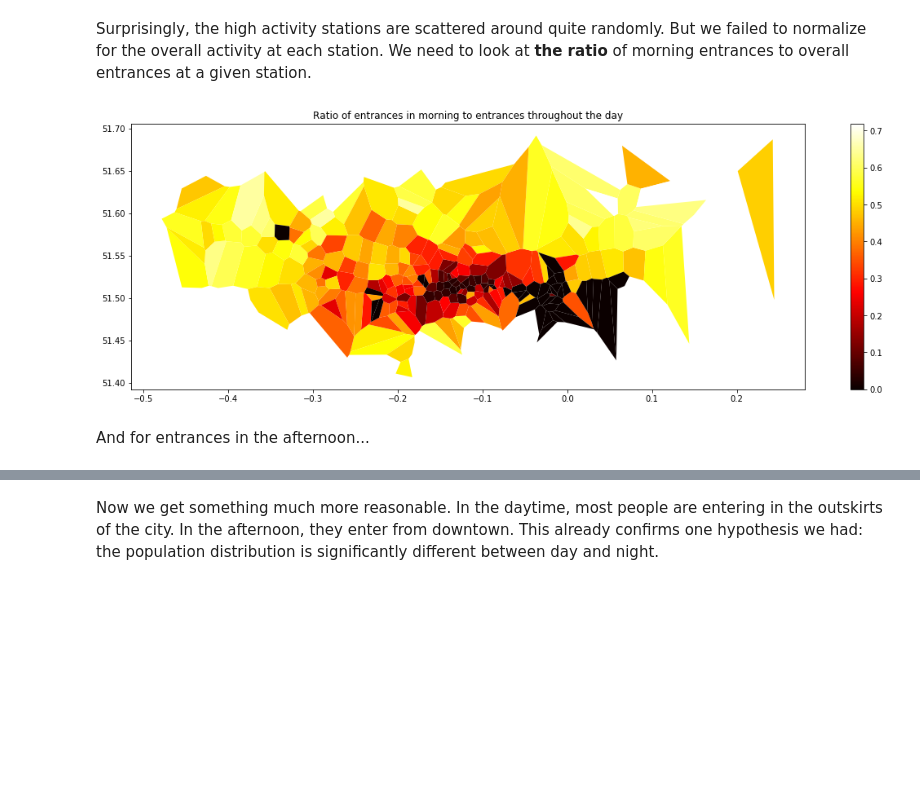
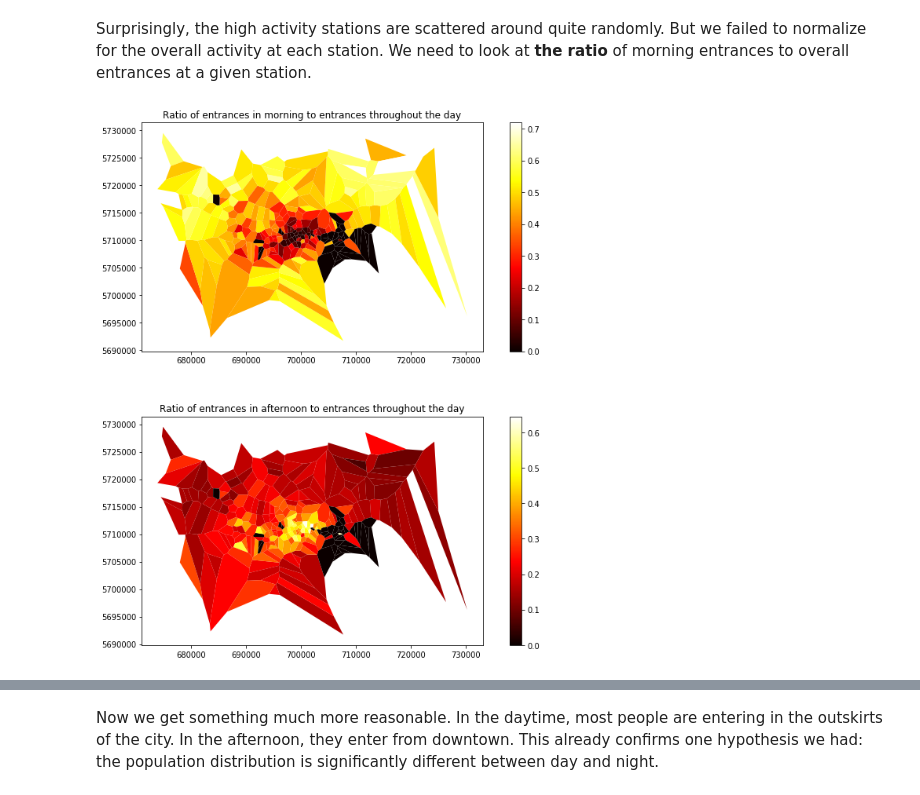
Before and after one commit to itko/cities, a Jupyter notebook: notebooks/london.ipynb, the cells around one changed output, grey strips where cells are left out. Drawn from its saved outputs; the diff is of its cells as text; code cells hidden in the pictures; blank space fills up the shorter version.

```diff
--- a/notebooks/london.ipynb
+++ b/notebooks/london.ipynb
@@ -234,5 +229,6 @@ Now overlay the station locations.
 # %%
 shp_stations = gpd.read_file('../data/london/shapes/stations/stations.shp')
+shp_stations.to_crs(epsg=PROJECTION, inplace=True)
 shp_stations.columns = shp_stations.columns.str.lower()
 shp_stations.name = shp_stations.name.str.replace('\t','').str.replace('\n','').str.replace(' Station','')
 # %%
@@ -263,7 +245,7 @@ day_map = {
 # %%
 # Get the entrances and exists. For this we map times to either morning, afternoon, or None
-entrances = data_en.groupby(data_en.index.to_series().dt.strftime('%H').map(day_map, na_action='ignore')).sum()
-exits = data_ex.groupby(data_ex.index.to_series().dt.strftime('%H').map(day_map)).sum()
+entrances = data_en.groupby(time_of_day).sum()
+exits = data_ex.groupby(time_of_day).sum()
 # %%
 # Assign entrance/exit counts based on station name
 shp_stations['entrances_am'] = 0
@@ -273,8 +255,10 @@ shp_stations['exits_pm'] = 0
 for station in stations:
     shp_stations.loc[shp_stations.name == station,'entrances_am'] = entrances.loc['morning',station]
     shp_stations.loc[shp_stations.name == station,'entrances_pm'] = entrances.loc['afternoon',station]
+    shp_stations.loc[shp_stations.name == station,'entrances_inter'] = entrances.loc['off',station]
     shp_stations.loc[shp_stations.name == station,'exits_am'] = exits.loc['morning',station]
     shp_stations.loc[shp_stations.name == station,'exits_pm'] = exits.loc['afternoon',station]
+    shp_stations.loc[shp_stations.name == station,'exits_inter'] = exits.loc['off',station]
 # %%
 # Voronoi
 x = shp_stations.geometry.x
@@ -293,9 +277,11 @@ for i,idx_region in enumerate(vor.point_region):
 So we have the passenger counts for each station and the cell representation. Let's plot a heatmap of the number of people entering the stations in the morning. We would expect a large amount of people in the fringe of the city and few entrances in the center.
 # %%
 shp_stations = shp_stations.set_geometry('geometry')
-box = shapely.geometry.box(shp_stations.geometry.x.min(), shp_stations.geometry.y.min(), shp_stations.geometry.x.max(), shp_stations.geometry.y.max())
 shp_stations = shp_stations.set_geometry('cell')
 vmin = shp_stations.entrances_am.min()+1000
 vmax = shp_stations.entrances_am.max()
-ax = shp_stations.loc[shp_stations.within(box)].plot(figsize=(20,6),column='entrances_am',vmin=vmin,vmax=vmax, legend=True)
+# No Voronoi cells outside London boundary
+box = shp_london.total_bounds
+box = shapely.geometry.box(box[0],box[1],box[2],box[3])
+ax = shp_stations.loc[shp_stations.within(box)].plot(figsize=(10,4),column='entrances_am',vmin=vmin,vmax=vmax, legend=True)
 # %% [output]
@@ -316,13 +302,13 @@ for station in stations:
     shp_stations.loc[shp_stations.name == station,'exits_ratio_am'] = exits.loc['morning',station]/exits.loc['total',station]
     shp_stations.loc[shp_stations.name == station,'exits_ratio_pm'] = exits.loc['afternoon',station]/exits.loc['total',station]
 # %%
+f,ax = plt.subplots(2,1, figsize=(10,10))
 shp_stations = shp_stations.set_geometry('cell')
-vmin = shp_stations.entrances_am.min()
-vmax = shp_stations.entrances_am.max()
-ax = shp_stations.loc[shp_stations.within(box)].plot(figsize=(20,6),column='entrances_ratio_am', cmap='hot', legend=True)
-ax.set_title('Ratio of entrances in morning to entrances throughout the day');
+shp_stations.loc[shp_stations.within(box)].plot(figsize=(20,6),column='entrances_ratio_am', cmap='hot', legend=True, ax=ax[0])
+ax[0].set_title('Ratio of entrances in morning to entrances throughout the day');
+shp_stations.loc[shp_stations.within(box)].plot(figsize=(20,6),column='entrances_ratio_pm', cmap='hot', legend=True, ax=ax[1])
+ax[1].set_title('Ratio of entrances in afternoon to entrances throughout the day');
+f.tight_layout(h_pad=5)
 # %% [output]
-[figure, old version]
+[figure, new version]
-# %% [markdown]
-And for entrances in the afternoon...
 # %%
```
Also changed, not shown: parts of 97 cells of this notebook, 2 other files.
